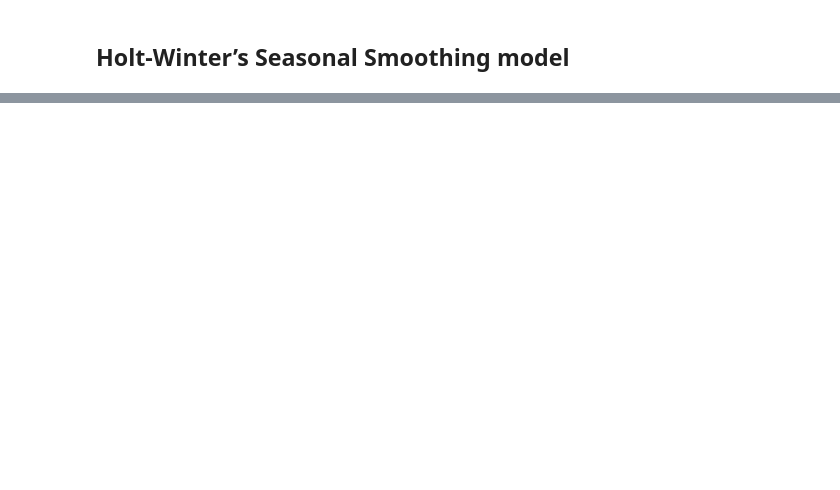
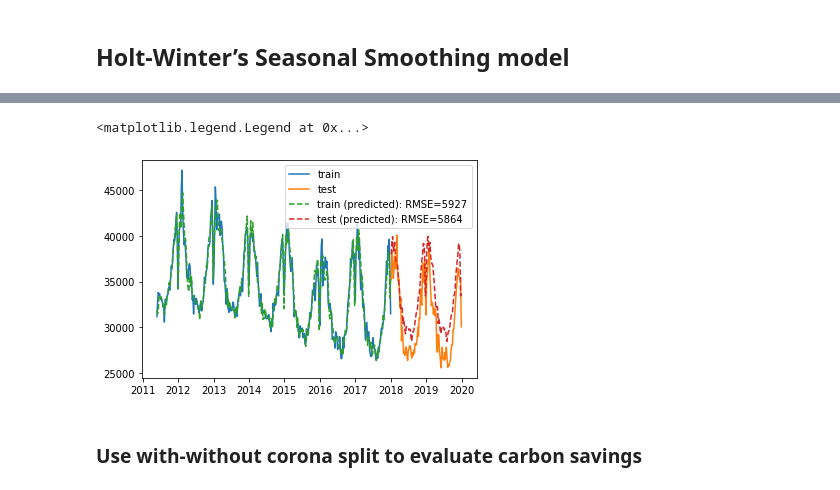
Before and after one commit to BristolFluFighters/BristolFluFighters_NERCHackathonTwo_Recovery, a Jupyter notebook: emissions_forecast.ipynb, the cells around one changed output, grey strips where cells are left out. Cells and saved outputs as stored; diff of their text form; code cells hidden in the pictures; blank space fills up the shorter version.

```diff
--- a/emissions_forecast.ipynb
+++ b/emissions_forecast.ipynb
@@ -187,0 +114,5 @@ The version with damping works well. Good alignment up until 2020 when the 'trut
+# %%
+def create_model(timeseries):
+    model = ExponentialSmoothing(timeseries, trend="add", seasonal="add", seasonal_periods=seas_freq, damped=True)
+    model_fitted = model.fit()
+    return model_fitted
@@ -187,0 +121,2 @@ The version with damping works well. Good alignment up until 2020 when the 'trut
+# %%
+model_eval = create_model(train)
@@ -187,0 +151,20 @@ The version with damping works well. Good alignment up until 2020 when the 'trut
+# %%
+pred_train = model_eval.predict(train.index.min(), train.index.max())
+rmse_train = np.sqrt(np.mean(np.square(train.values-pred_train.values)))
+# %%
+pred_test = model_eval.predict(test.index.min(), test.index.max())
+rmse_test = np.sqrt(np.mean(np.square(test.values-pred_test.values)))
+# %%
+fig, ax = plt.subplots()
+ax.plot(train.index, train.values, label = 'train')
+ax.plot(test.index, test.values, label='test')
+ax.plot(train.index, pred_train.values, linestyle = '--',
+        label = f'train (predicted): RMSE={rmse_train:.0f}')
+ax.plot(test.index, pred_test.values, linestyle = '--',
+        label = f'test (predicted): RMSE={rmse_test:.0f}')
+ax.legend(loc = 'best')
+# %% [output]
+<matplotlib.legend.Legend at 0x...>
+[figure, added]
+# %% [markdown]
+### Use with-without corona split to evaluate carbon savings
```
Also changed, not shown: parts of 30 cells of this notebook, 1 other file.
